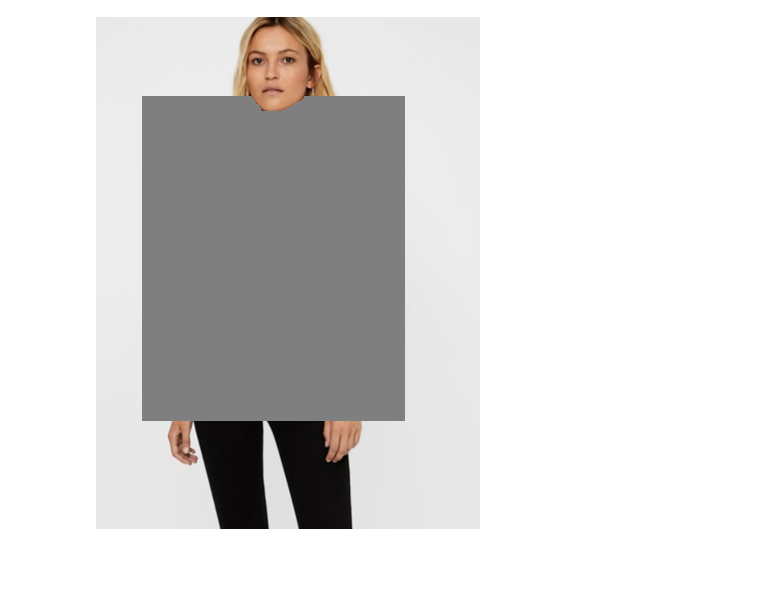
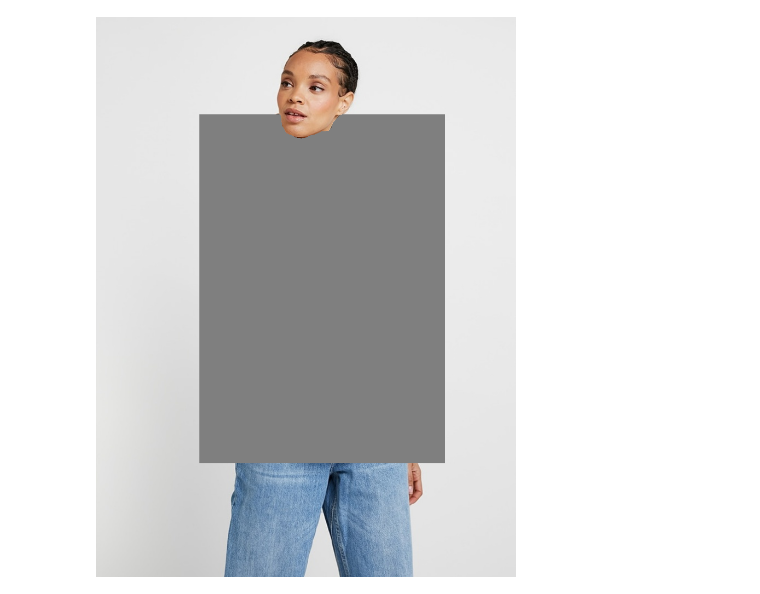
Before and after one commit to hosjiu1702/H-engine, a Jupyter notebook: notebooks/maskv2_test.ipynb, the cells around one changed output. Saved outputs shown, nothing was run; the diff lists cells and outputs as text; code cells hidden in the pictures; blank space fills up the shorter version.

```diff
--- a/notebooks/maskv2_test.ipynb
+++ b/notebooks/maskv2_test.ipynb
@@ -4,7 +4,7 @@ import numpy as np
 from einops import rearrange
 from src.utils.mask_v2 import Maskerv2
 # %%
-h, w = (512, 384)
-img = Image.open('../datasets/vitonhd/test/image/00034_00.jpg').resize((w, h))
+h, w = (1024, 768)
+img = Image.open('../datasets/vitonhd/train/image/00113_00.jpg').resize((w, h))
 img
 # %% [output]
@@ -24,9 +18,9 @@ mask
 # %%
 mask_np = np.array(mask)
-mask_np = np.stack([mask] * 3)
+mask_np = np.stack([mask_np] * 3)
 mask_np = rearrange(mask_np, 'c h w -> h w c')
 img_np = np.array(img)
 out = np.where(mask_np, np.ones_like(mask_np) * 127, img_np)
 Image.fromarray(out)
 # %% [output]
-[figure, old version]
+[figure, new version]
```
Also changed, not shown: parts of 4 cells of this notebook, 1 other file.
